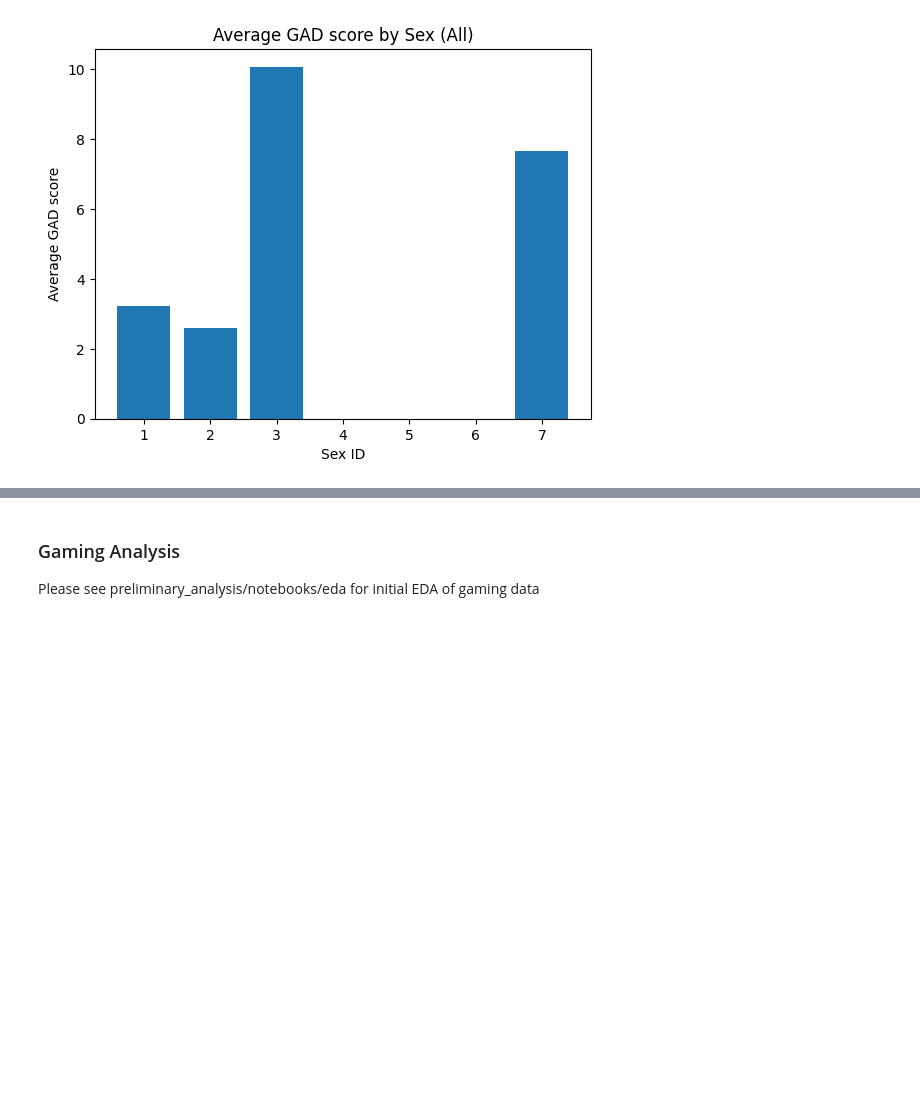
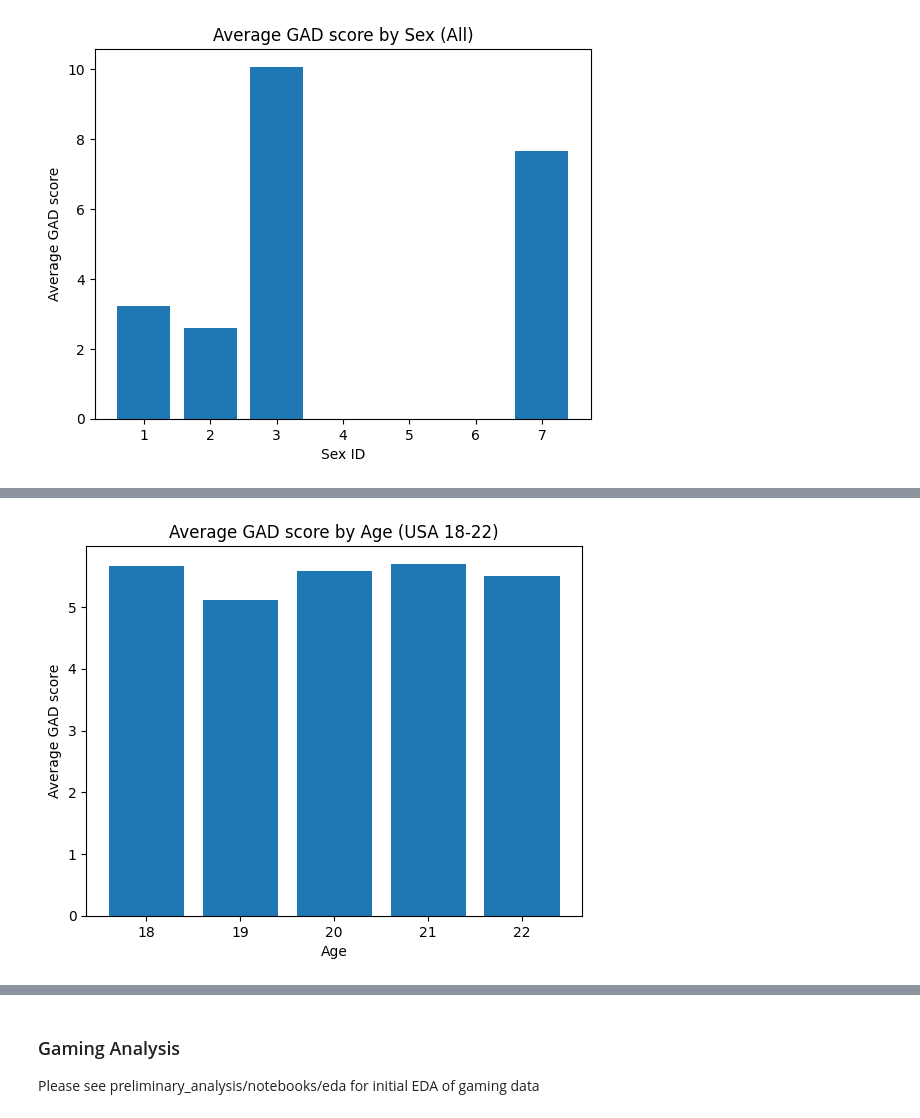
Before and after one commit to amallred/gaming-mental-health-analysis, a Jupyter notebook: notebooks/gad_eda.ipynb, the cells around one changed output, grey strips where cells are left out. Cells and saved outputs as stored; diff of their text form; code cells hidden in the pictures; blank space fills up the shorter version.

```diff
--- a/notebooks/gad_eda.ipynb
+++ b/notebooks/gad_eda.ipynb
@@ -726,0 +749,10 @@ visualize_count_plot(sex_counts, 'Sex ID', 'Average GAD score', 'Average GAD sco
+# %%
+gaming_usa_18_22 = gaming_usa_data[gaming_usa_data['age'].between(18,22)]
+nhis_18_22 = nhis_data[nhis_data['age'].between(18,22)]
+
+gaming_usa_18_22_scores = gaming_usa_18_22.groupby('age')['GAD_total'].mean()
+nhis_18_22_scores = nhis_18_22.groupby('age')['GAD_total'].mean()
+# %%
+visualize_count_plot(gaming_usa_18_22_scores, 'Age', 'Average GAD score', 'Average GAD score by Age (USA 18-22)')
+# %% [output]
+[figure, added]
```
Also changed, not shown: parts of 23 cells of this notebook, 4 other files.
